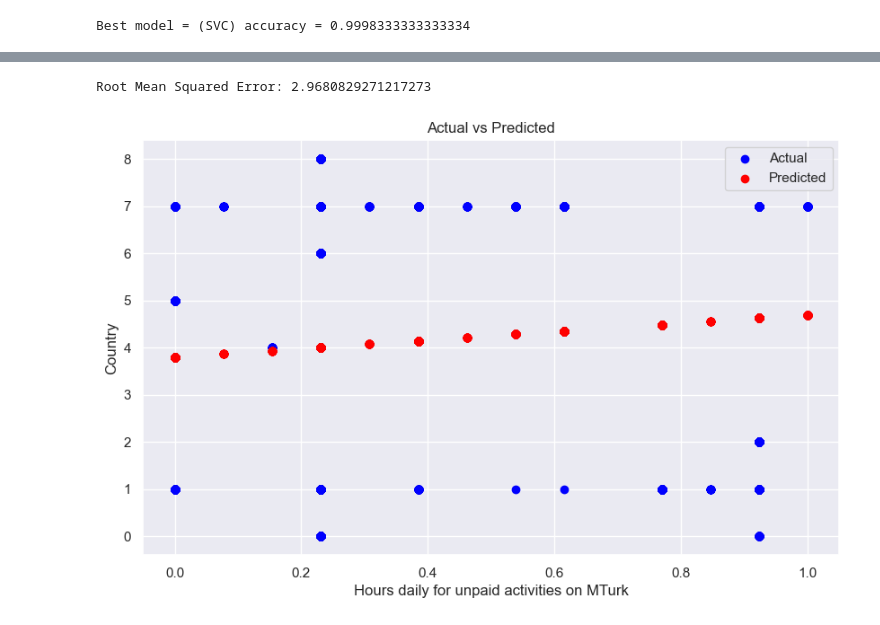
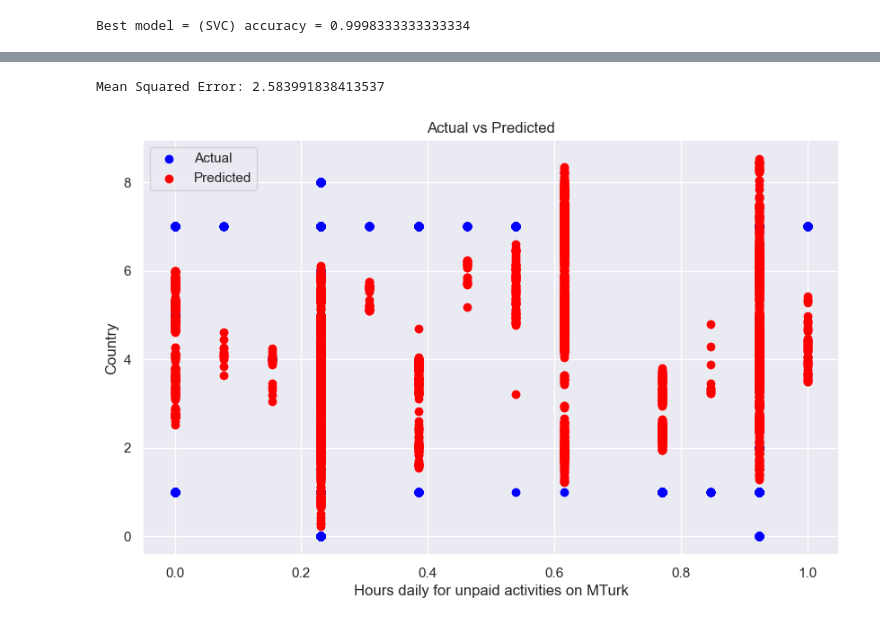
Before and after one commit to NicholasBerns/DataScienceProject, a Jupyter notebook: mturk_models.ipynb, the cells around one changed output, grey strips where cells are left out. Drawn from its saved outputs; the diff is of its cells as text; code cells hidden in the pictures.

```diff
--- a/mturk_models.ipynb
+++ b/mturk_models.ipynb
@@ -408,46 +341,28 @@ Best model = (SVC) accuracy = 0.9998333333333334
 [figure]
 # %%
-import matplotlib.pyplot as plt
-import numpy as np
-from sklearn.preprocessing import MinMaxScaler
-from sklearn.model_selection import train_test_split
-from sklearn.metrics import mean_squared_error
-from sklearn.linear_model import Ridge
-from sklearn.model_selection import KFold
-
-# Extracting feature and target variables
-X = data_df[['How many hours daily would you like to  dedicate to unpaid activities on MTurk? (e.g., searching for work, communicating with Requesters)']]
-y = target_df
-
-# Splitting the data into training and test sets
-X_train, X_test, y_train, y_test = train_test_split(X, y, test_size=0.2, random_state=50)
-
-# Normalizing the data
-scaler = MinMaxScaler()
-X_train_scaled = scaler.fit_transform(X_train)
-X_test_scaled = scaler.transform(X_test)
-
 # Training the model
-model = Ridge(alpha=1.0)  # You can use any model here, I'm using Ridge regression as an example
-model.fit(X_train_scaled, y_train)
+model = GridSearchCV(Ridge(), params['ridge'], cv=kf, n_jobs=-1)  # You can use any model here, I'm using Ridge regression as an example
+model.fit(Xtrain, Ytrain)
 
 # Making predictions
-y_pred = model.predict(X_test_scaled)
+y_pred = model.predict(Xtest)
 
-# Calculating RMSE (Root Mean Squared Error)
-rmse = np.sqrt(mean_squared_error(y_test, y_pred))
-print("Root Mean Squared Error:", rmse)
+# Calculating MSE (Mean Squared Error)
+mse = np.sqrt(mean_squared_error(Ytest, y_pred))
+print("Mean Squared Error:", mse)
+
+X_Hours = Xtest['How many hours daily would you like to  dedicate to unpaid activities on MTurk? (e.g., searching for work, communicating with Requesters)']
 
 # Plotting actual vs predicted
 plt.figure(figsize=(10, 6))
-plt.scatter(X_test, y_test, color='blue', label='Actual')
-plt.scatter(X_test, y_pred, color='red', label='Predicted')
+plt.scatter(X_Hours, Ytest, color='blue', label='Actual')
+plt.scatter(X_Hours, y_pred, color='red', label='Predicted')
 plt.xlabel('Hours daily for unpaid activities on MTurk')
 plt.ylabel('Country')
 plt.title('Actual vs Predicted')
 plt.legend()
 plt.grid(True)
 plt.show()
 # %% [output]
-Root Mean Squared Error: 2.9680829271217273
+Mean Squared Error: 2.583991838413537
-[figure, old version]
+[figure, new version]
```
Also changed, not shown: parts of 5 cells of this notebook, 1 other file.
